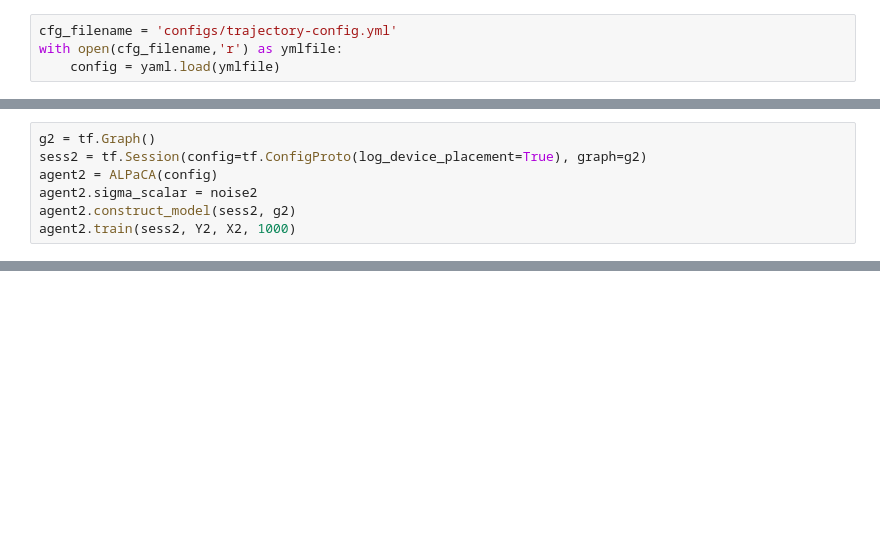
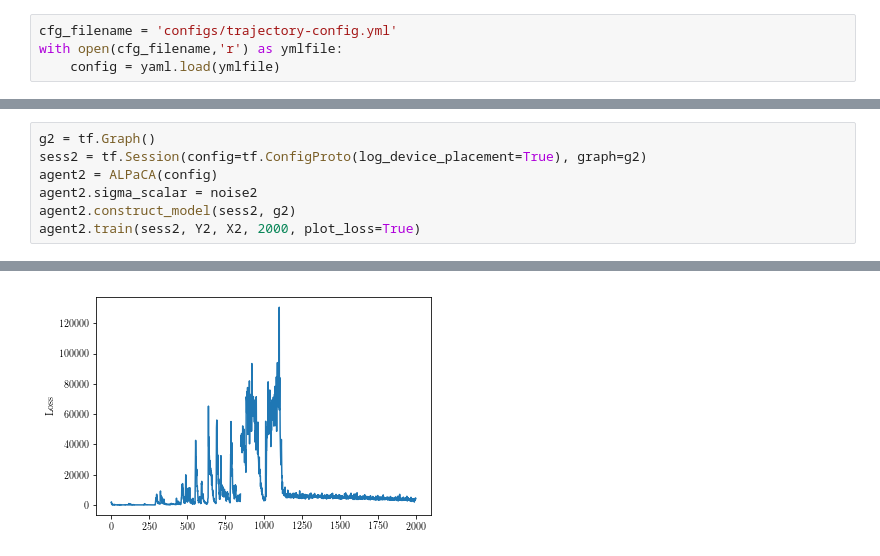
Before and after one commit to rsluo/ALPaCA, a Jupyter notebook: predict_trajectory.ipynb, the cells around one changed output, grey strips where cells are left out. Drawn from its saved outputs; the diff is of its cells as text; blank space fills up the shorter version.

```diff
--- a/predict_trajectory.ipynb
+++ b/predict_trajectory.ipynb
@@ -104,5 +135,5 @@ sess2 = tf.Session(config=tf.ConfigProto(log_device_placement=True), graph=g2)
 agent2 = ALPaCA(config)
 agent2.sigma_scalar = noise2
 agent2.construct_model(sess2, g2)
-agent2.train(sess2, Y2, X2, 1000)
+agent2.train(sess2, Y2, X2, 2000, plot_loss=True)
 # %% [output]
@@ -128,0 +157 @@ loss: 8819.778
+[figure, added]
```
Also changed, not shown: parts of 12 cells of this notebook, 2 other files.
